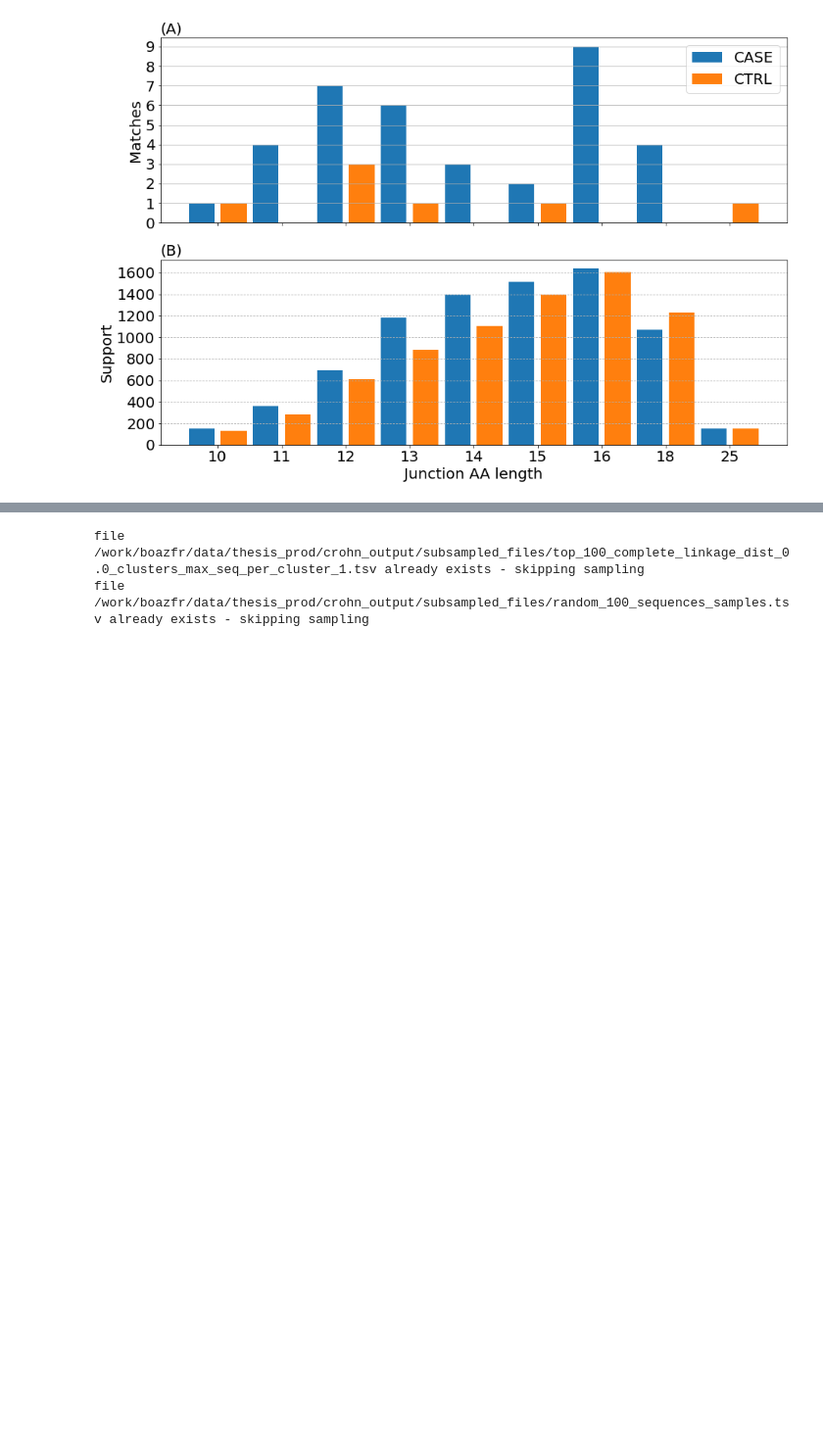
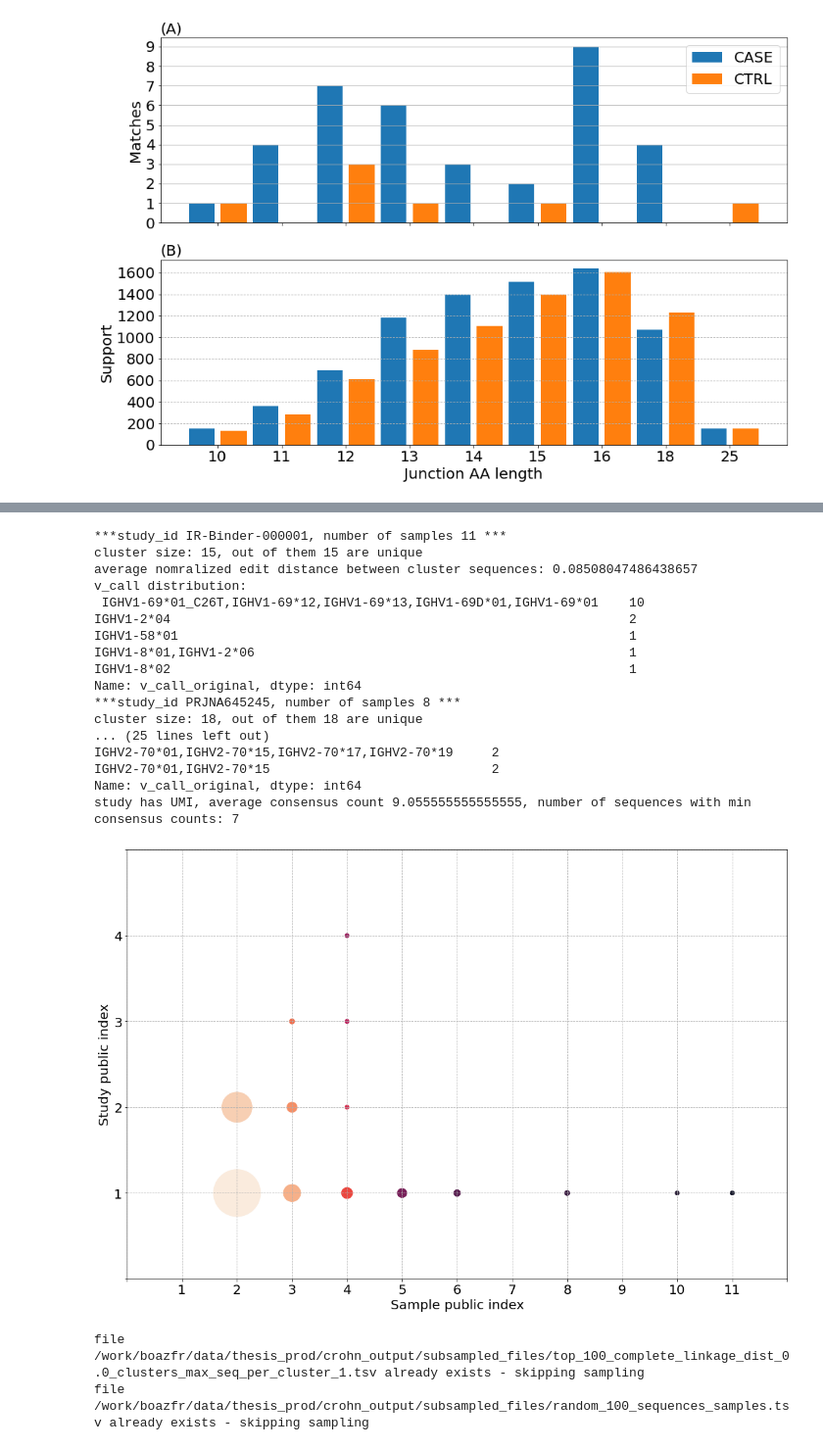
Before and after one commit to boazfran/CovidAbMetaAnalysis, a Jupyter notebook: AbMetaAnalysis.ipynb, the cells around one changed output, grey strips where cells are left out. Shown at 98% size. Drawn from its saved outputs; the diff is of its cells as text; code cells hidden in the pictures; blank space fills up the shorter version.

```diff
--- a/AbMetaAnalysis.ipynb
+++ b/AbMetaAnalysis.ipynb
@@ -1502,3 +1540,73 @@ classification using all gene and junction motifs: train=0.73, test=0.52
+# %%
+import seaborn as sns
+from matplotlib.colors import ListedColormap
+from Levenshtein import distance as lev_dist
+
+fig, ax = plt.subplots(1, 1, figsize=(18,12), sharey=True)
+plot_feature_table = cluster_sampling_covid_feature_table.loc[covid_labels.index, cluster_sampling_covid_feature_table.apply(sum) > 1]
+x_max, y_max = 0, 0
+selected = plot_feature_table.loc[:, plot_feature_table.loc[covid_labels.index[~covid_labels]].apply(lambda x: sum(x)==0).to_list()]
+n_subjects = selected.apply(lambda x: len(x[x!=0].reset_index().subject_id.unique()))
+n_studies = selected.apply(lambda x: len(x[x!=0].reset_index().study_id.unique()))
+points = pd.value_counts([(a, b) for (a,b) in zip(n_subjects, n_studies)])
+s = points * 20 + 20
+df = pd.DataFrame(
+    [list(map(lambda x: x[0], points.index)), list(map(lambda x: x[1], points.index)), s.to_list()],
+    index=['x', 'y', 's']
+).transpose()
+df['freq'] = points.to_list()
+df['cf'] = df.y / df.x
+df = df.sort_values(['x', 'y'], ascending=False)
+ax.scatter(
+    x='x', y='y', s='s', data=df, c=np.linspace(0, 1, len(points))[:len(points)], cmap=sns.color_palette("rocket", as_cmap=True)
+)
+x_max = int(max(x_max, df.x.max()))
+y_max = int(max(y_max, df.y.max()))
+
+ax.set_xticks(range(x_max+2), [""] + list(map(str, range(1, x_max+1))) + [""], fontsize=20)
+ax.set_yticks(range(y_max+2), [""] + list(map(str, range(1, y_max+1))) + [""], fontsize=20)
+ax.grid(axis='both', ls='--')
+
+ax.set_xlabel('Sample public index', fontsize=20)
+ax.set_ylabel('Study public index', fontsize=20)
+
+
+plt.savefig(os.path.join(output_dir, 'covid_output', 'figures', 'between_samples_clones_public_indication.pdf'))
+
+
+for_analyze = selected.loc[: , (n_subjects >= 8) & (n_studies == 1)]
+for cluster_id in for_analyze.columns:
+    study_id = for_analyze.loc[for_analyze[cluster_id] > 0].index.get_level_values(0)[0]
+    print(f'***study_id {study_id}, number of samples {sum(for_analyze[cluster_id] > 0)} ***')
+    cluster_frame = cluster_sampling_covid_airr_seq_df.loc[cluster_sampling_covid_airr_seq_df.cluster_id == cluster_id]
+    print(f'cluster size: {len(cluster_frame)}, out of them {len(cluster_frame.apply(lambda x: x.sequence[int(x.v_sequence_start):int(x.j_sequence_end)], axis=1).unique())} are unique')
+    edit_distances = []
+    for i, seq1 in enumerate(cluster_frame.apply(lambda x: x.sequence[int(x.v_sequence_start):int(x.j_sequence_end)], axis=1)):
+        for j, seq2 in enumerate(cluster_frame.apply(lambda x: x.sequence[int(x.v_sequence_start):int(x.j_sequence_end)], axis=1)[i+1:]):
+            edit_distances.append(lev_dist(seq1, seq2)/max(len(seq1), len(seq2)))
+    print(f'average nomralized edit distance between cluster sequences: {np.mean(edit_distances)}')
+    print(f'v_call distribution:\n {cluster_frame.v_call_original.value_counts()}')
+    if study_id == 'covid_bar_ilan':
+        print(f'study has UMI, average consensus count {cluster_frame.consensus_count.mean()}, number of sequences with min consensus counts: {sum(cluster_frame.consensus_count == 2)}')
+# %% [output]
+***study_id IR-Binder-000001, number of samples 11 ***
+cluster size: 15, out of them 15 are unique
+average nomralized edit distance between cluster sequences: 0.08508047486438657
+v_call distribution:
+ IGHV1-69*01_C26T,IGHV1-69*12,IGHV1-69*13,IGHV1-69D*01,IGHV1-69*01    10
+IGHV1-2*04                                                            2
+IGHV1-58*01                                                           1
+IGHV1-8*01,IGHV1-2*06                                                 1
+IGHV1-8*02                                                            1
+Name: v_call_original, dtype: int64
+***study_id PRJNA645245, number of samples 8 ***
+cluster size: 18, out of them 18 are unique
+... (25 lines left out)
+IGHV2-70*01,IGHV2-70*15,IGHV2-70*17,IGHV2-70*19     2
+IGHV2-70*01,IGHV2-70*15                             2
+Name: v_call_original, dtype: int64
+study has UMI, average consensus count 9.055555555555555, number of sequences with min consensus counts: 7
+[figure, added]
 # %%
 import pandas as pd
 import os
```
Also changed, not shown: parts of 10 cells of this notebook.
